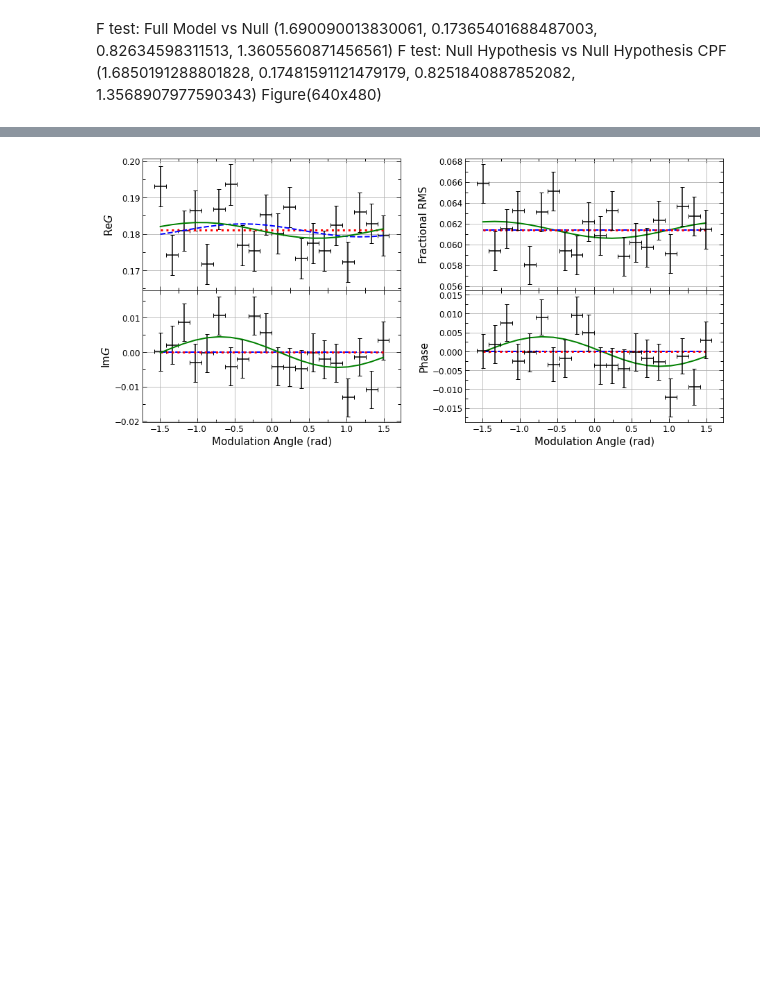
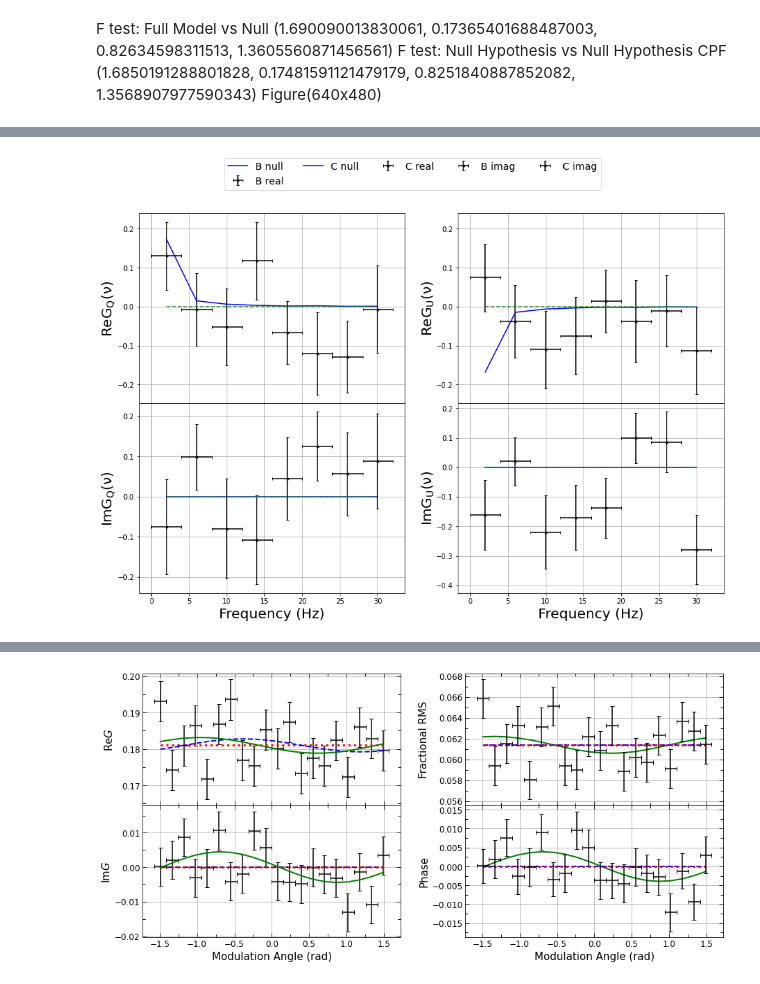
Before and after one commit to ixpe-mel/cygx1_paper, a Jupyter notebook: q_u_nu_ipynb_pages/extended_freq_search.ipynb, the cells around one changed output, grey strips where cells are left out. Cells and saved outputs as stored; diff of their text form; code cells hidden in the pictures; blank space fills up the shorter version.

```diff
--- a/q_u_nu_ipynb_pages/extended_freq_search.ipynb
+++ b/q_u_nu_ipynb_pages/extended_freq_search.ipynb
@@ -162,0 +171,80 @@ plt.show()
+# %%
+import matplotlib.pyplot as plt
+import matplotlib.gridspec as gridspec
+
+fig = plt.figure(figsize=(15, 10))
+
+# Create a GridSpec with 2 rows
+outer_gs = gridspec.GridSpec(2, 1, height_ratios=[1, 1])
+outer_gs.update(hspace=0)
+
+# B real and C real
+middle_gs = gridspec.GridSpecFromSubplotSpec(1, 2, subplot_spec=outer_gs[0])
+ax_b_real = fig.add_subplot(middle_gs[0])
+ax_c_real = fig.add_subplot(middle_gs[1], sharey=ax_b_real)
+ax_b_real.set_ylabel(r'$\rm ReG_Q(\nu)$', size=20, labelpad=0)
+ax_c_real.set_ylabel(r'$\rm ReG_U(\nu)$', size=20, labelpad=0)
+
+# Plot B real and C real
+ax_b_real.errorbar(av_f, result_32_8['B_real'], xerr=av_f_err,
+                   yerr=result_32_8['B_real_err'], ls='None', fmt='.', capsize=2,
+                   color='black', label='B real')
+ax_b_real.plot(av_f, result_32_8['B_null_real'], color='blue', label='B null')
+ax_b_real.plot(av_f, b_null_null, color='forestgreen', linestyle='--', label='B null')
+
+ax_c_real.errorbar(av_f, result_32_8['C_real'], xerr=av_f_err,
+                   yerr=result_32_8['C_real_err'], ls='None', fmt='.', capsize=2,
+                   color='black', label='C real')
+ax_c_real.plot(av_f, result_32_8['C_null_real'], color='blue', label='C null')
+ax_c_real.plot(av_f, c_null_null, color='forestgreen', linestyle='--', label='C null')
+
+ax_b_real.grid(True)
+ax_c_real.grid(True)
+
+# B imag and C imag
+bottom_gs = gridspec.GridSpecFromSubplotSpec(1, 2, subplot_spec=outer_gs[1])
+ax_b_imag = fig.add_subplot(bottom_gs[0], sharex=ax_b_real)
+ax_c_imag = fig.add_subplot(bottom_gs[1], sharex=ax_b_real)
+ax_b_imag.set_ylabel(r'$\rm ImG_Q(\nu)$', size=20, labelpad=0)
+ax_c_imag.set_ylabel(r'$\rm ImG_U(\nu)$', size=20, labelpad=0)
+
+ax_b_imag.errorbar(av_f, result_32_8['B_imag'], xerr=av_f_err,
+                    yerr=result_32_8['B_imag_err'], ls='None', fmt='.', capsize=2,
+                    color='black', label='B imag')
+ax_b_imag.plot(av_f, result_32_8['B_null_imag'], color='blue', label='B null')
+ax_b_imag.plot(av_f, b_null_null, color='forestgreen', linestyle='--', label='B null')
+
+ax_c_imag.errorbar(av_f, result_32_8['C_imag'], xerr=av_f_err,
+                    yerr=result_32_8['C_imag_err'], ls='None', fmt='.', capsize=2,
+                    color='black', label='C imag')
+ax_c_imag.plot(av_f, result_32_8['C_null_imag'], color='blue')
+ax_c_imag.plot(av_f, c_null_null, color='forestgreen', linestyle='--', label='C null')
+
+ax_c_imag.set_xlabel('Frequency (Hz)', fontsize=20)
+ax_b_imag.set_xlabel('Frequency (Hz)', fontsize=20)
+
+ax_b_imag.grid(True)
+ax_c_imag.grid(True)
+
+# --- Figure-level legend at the top ---
+# Collect all handles and labels from all axes
+handles = []
+labels = []
+for ax in [ax_b_real, ax_c_real, ax_b_imag, ax_c_imag]:
+    h, l = ax.get_legend_handles_labels()
+    handles += h
+    labels += l
+
+# Remove duplicates while keeping order
+seen = set()
+unique_handles_labels = [(h, l) for h, l in zip(handles, labels) if not (l in seen or seen.add(l))]
+handles, labels = zip(*unique_handles_labels)
+
+fig.legend(handles, labels, loc='upper center', ncol=5, fontsize=14)
+plt.subplots_adjust(top=0.88)  # leave space for legend
+
+plt.savefig('B_C_real_imag_wnull.pdf', dpi=1000)
+plt.savefig('/home/c2032014/cygx1_paper/qu_nu_32.pdf', dpi=3000)
+plt.show()
+# %% [output]
+[figure, added]
```
Also changed, not shown: parts of 12 cells of this notebook, 8 other files.
